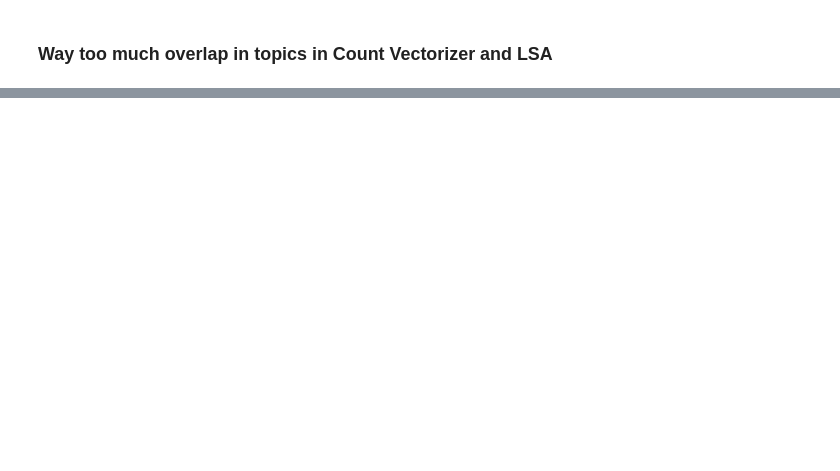
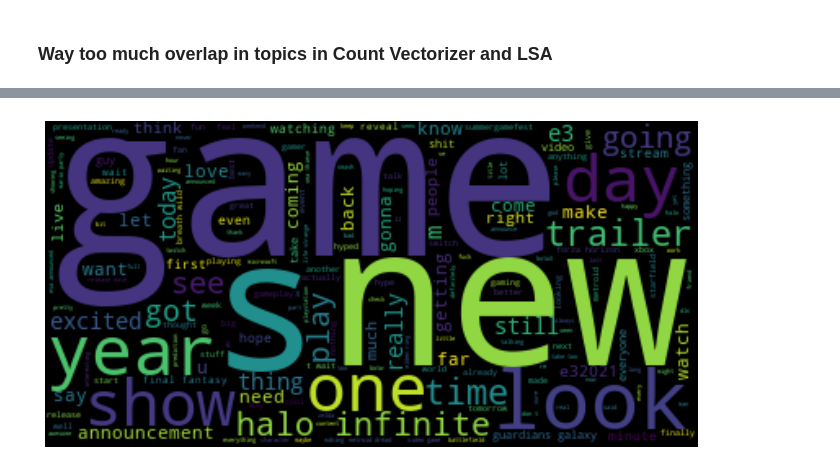
Before and after one commit to phillrich13/NLP-Unsupervised-Learning, a Jupyter notebook: Topic Modeling.ipynb, the cells around one changed output, grey strips where cells are left out. Saved outputs shown, nothing was run; the diff lists cells and outputs as text; code cells hidden in the pictures; blank space fills up the shorter version.

Commit message:
Word Cloud Appending

```diff
--- a/Topic Modeling.ipynb
+++ b/Topic Modeling.ipynb
@@ -43,9 +42,17 @@ del stopwords[71]
 # %%
 # Pre-Processing
+hashtags = {'#taketwointeractive': 'Take Two Interactive', '#nintendodirect': 'Nintendo Direct', '#xboxbethesda': 'xbox bethesda', '#squareenixpresents': 'square enix presents', '#xbox20' : 'xbox 20', '#ubisoftforward' : 'ubisoft forward',
+            '#ubiforward': 'ubi forward', '#guardiansofthegalaxy': 'guardians of the galaxy', '#metroiddread': 'metroid dread', '#capcomshowcase': 'capcom showcase', '#capcome3': 'capcom e3', '#squareenix': 'square enix', 'squareenix': 'square enix',
+           '#finalfantasy': 'final fantasy', '#haloinfinite': 'halo infinite', '#bethesdaxbox': 'bethesda xbox', '#xboxgamepass': 'xbox gamepass', '#forzahorizon5': 'forza horizon 5', 'bethesdaxbox': 'bethesda xbox', '#20xbox': '20 xbox',
+           '#nintendotreehouselive': 'nintendo treehouse live', '#forwardubisoft': 'forward ubisoft', '#directnintendo': 'direct nintendo', '#nintendonintendo': 'nintendo', 'nintendonintendo': 'nintendo', 'directnintendo': 'direct nintendo',
+           '#presentssquare': 'presents square', 'forwardubisoft': 'forward ubisoft'}
+
 
 def tweet_clean(tweets):
     #lowercase tweets
     tweets_clean = tweets.lower()
+    for key, value in hashtags.items():
+        tweets_clean = tweets_clean.replace(key, value)
     #clean RTs
     tweets_clean = re.sub(r'^rt[\s]+', ' ', tweets_clean)
     #remove emojis and other unicode icons
@@ -142,6 +149,6 @@ array([[5.20354804e-04, 2.37771372e-04, 1.88289806e-02, ...,
 # %% [markdown]
 ### Sentence Documents instead of total tweet documents, much clearer topics compared to total tweet level docs
 # %%
-topic_generation(new_lst, vectorizer, nmf, 20)
+final = topic_generation(new_lst, vectorizer, nmf, 30)
 # %% [output]
 Topic 0:
@@ -293,0 +290,10 @@ array([[ 1.02693707, -0.23733615, -0.09642393, ...,  0.00334322,
+# %%
+topic_map = {0: 'Xbox', 1: 'Nintendo (post-presentation)', 3:'Nintendo (pre-presentation)', 2: 'Square Enix', 4: 'Ubisoft', 5: 'General E3', 6: 'Capcom'}
+
+topics = pd.DataFrame(new_lst, columns = ['Tweet'])
+
+topics['topic'] = final.argmax(axis = 1)
+
+topics[['Xbox', 'Nintendo (post-presentation)', 'Nintendo (pre-presentation)', 'Square Enix', 'Ubisoft', 'Misc','Capcom' ]] = final
+
+topics['topic'] = topics.topic.apply(lambda x: topic_map[x])
@@ -293,0 +313,8 @@ array([[ 1.02693707, -0.23733615, -0.09642393, ...,  0.00334322,
+# %%
+gen_e3 = topics[(topics.topic == 'General E3')]
+xbox = topics[(topics.topic == 'Xbox')]
+SE = topics[(topics.topic == 'Square Enix')]
+nin_post = topics[(topics.topic == 'Nintendo (post-presentation)')]
+ubi = topics[(topics.topic == 'Ubisoft')]
+nin_pre = topics[(topics.topic == 'Nintendo (pre-presentation)')]
+capcom = topics[(topics.topic == 'Capcom')]
@@ -293,0 +323,11 @@ array([[ 1.02693707, -0.23733615, -0.09642393, ...,  0.00334322,
+# %%
+wordcloud = WordCloud().generate(''.join(gen_e3.Tweet))
+
+# Display the generated image:
+plt.figure(figsize = (12,6))
+plt.imshow(wordcloud, interpolation='bilinear')
+plt.axis("off")
+
+plt.savefig("/Users/philliprichardson/Metis/Module 5/general e3",bbox_inches='tight')
+# %% [output]
+[figure, added]
```
Also changed, not shown: parts of 20 cells of this notebook.
